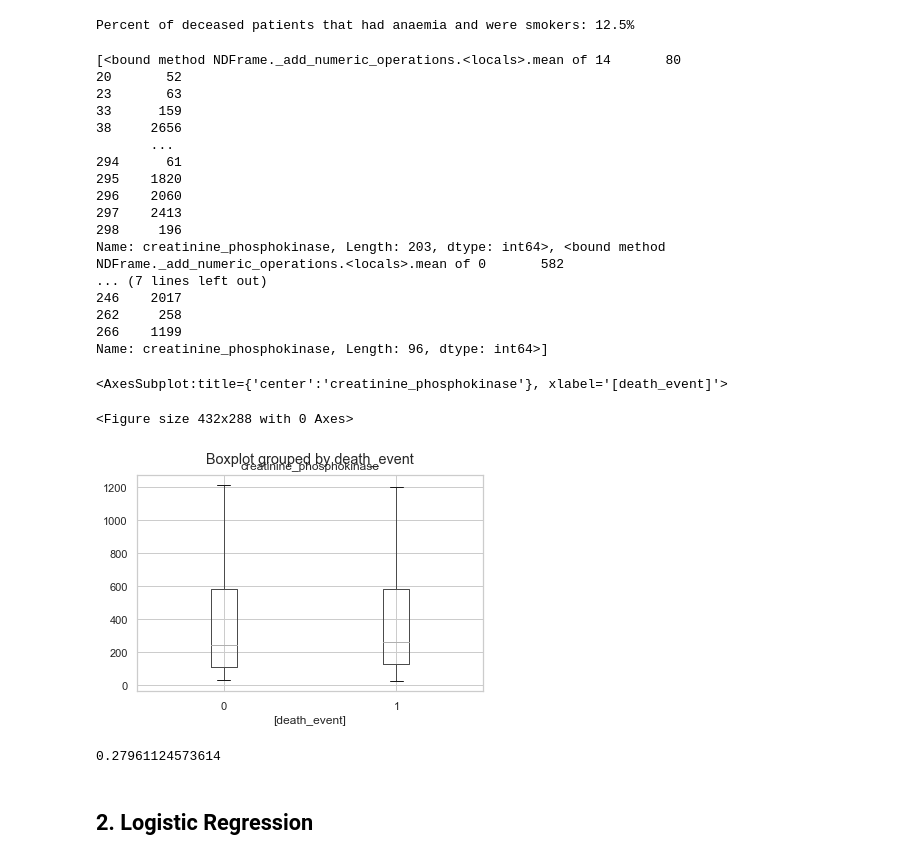
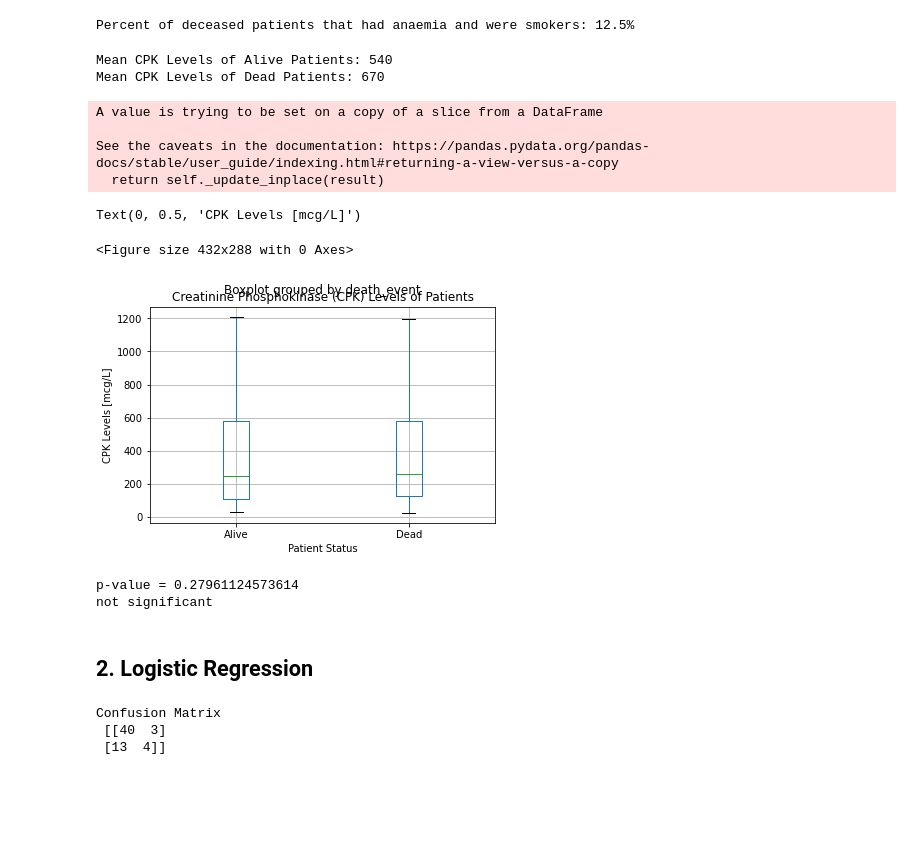
Before and after one commit to tvn4/MSE-491, a Jupyter notebook: Lab 2/Assigment 2/Assignment 2.ipynb, the cells around one changed output. Drawn from its saved outputs; the diff is of its cells as text; code cells hidden in the pictures; blank space fills up the shorter version.

```diff
--- a/Lab 2/Assigment 2/Assignment 2.ipynb
+++ b/Lab 2/Assigment 2/Assignment 2.ipynb
@@ -48,44 +48,43 @@ print('Percent of deceased patients that had anaemia and were smokers: %.1f%%' %
 Percent of deceased patients that had anaemia and were smokers: 12.5%
 # %%
 ## 1.2a: Mean
-df_a = df[df['death_event']==0] # Number of alive patients
+df_a = df[df['death_event']==0]
 df_CPK = df[['creatinine_phosphokinase', 'death_event']]
+df_CPK['death_event'].replace({0:'Alive',1:'Dead'}, inplace=True)
 
-CPK_mean = [df_a['creatinine_phosphokinase'].mean, df_d['creatinine_phosphokinase'].mean]
-# print(CPK_mean)
+CPK_mean = [df_a['creatinine_phosphokinase'].mean(), df_d['creatinine_phosphokinase'].mean()]
+print('Mean CPK Levels of Alive Patients: %i'%CPK_mean[0])
+print('Mean CPK Levels of Dead Patients: %i'%CPK_mean[1])
 
+# Boxplot
 plt.figure()
 df_CPK.boxplot(by='death_event', showfliers=False)
-# # Boxplot
-# sns.set_theme(style='whitegrid')
-# ax = sns.boxplot(x='death_event', y='creatinine_phosphokinase', data=df_a)
+plt.title('Creatinine Phosphokinase (CPK) Levels of Patients')
+plt.xlabel('Patient Status')
+plt.ylabel('CPK Levels [mcg/L]')
 # %% [output]
-[<bound method NDFrame._add_numeric_operations.<locals>.mean of 14       80
-20       52
-23       63
-33      159
-38     2656
-       ...
-294      61
-295    1820
-296    2060
-297    2413
-298     196
-Name: creatinine_phosphokinase, Length: 203, dtype: int64>, <bound method NDFrame._add_numeric_operations.<locals>.mean of 0       582
-... (7 lines left out)
-246    2017
-262     258
-266    1199
-Name: creatinine_phosphokinase, Length: 96, dtype: int64>]
+Mean CPK Levels of Alive Patients: 540
+Mean CPK Levels of Dead Patients: 670
-<AxesSubplot:title={'center':'creatinine_phosphokinase'}, xlabel='[death_event]'>
+A value is trying to be set on a copy of a slice from a DataFrame
+
+See the caveats in the documentation: https://pandas.pydata.org/pandas-docs/stable/user_guide/indexing.html#returning-a-view-versus-a-copy
+  return self._update_inplace(result)
-<Figure size 432x288 with 0 Axes>
+Text(0, 0.5, 'CPK Levels [mcg/L]')
+<Figure size 432x288 with 0 Axes>
-[figure, old version]
+[figure, new version]
 # %%
 ## 1.2b: T-test
 from scipy.stats import ttest_ind
 T, P = ttest_ind(df_a['creatinine_phosphokinase'],df_d['creatinine_phosphokinase'])
-print(P)
+
+print("p-value =", P)
+# if the p-value is less than 0.05 we have significant different between feature values
+if P < 0.05:
+    print("significant")
+else:
+    print("not significant")
 # %% [output]
-0.27961124573614
+p-value = 0.27961124573614
+not significant
 # %% [markdown]
 ## 2. Logistic Regression
@@ -91,0 +118,13 @@ print(P)
+# %%
+## 2.1 Model Evaluation
+
+# import the metrics class
+from sklearn.metrics import accuracy_score, precision_score, recall_score, f1_score
+from sklearn.metrics import confusion_matrix, plot_confusion_matrix
+
+cm = confusion_matrix(T_test, T_pred)
+print('Confusion Matrix\n', cm)
+# %% [output]
+Confusion Matrix
+ [[40  3]
+ [13  4]]
```
Also changed, not shown: parts of 3 cells of this notebook, 11 other files.
